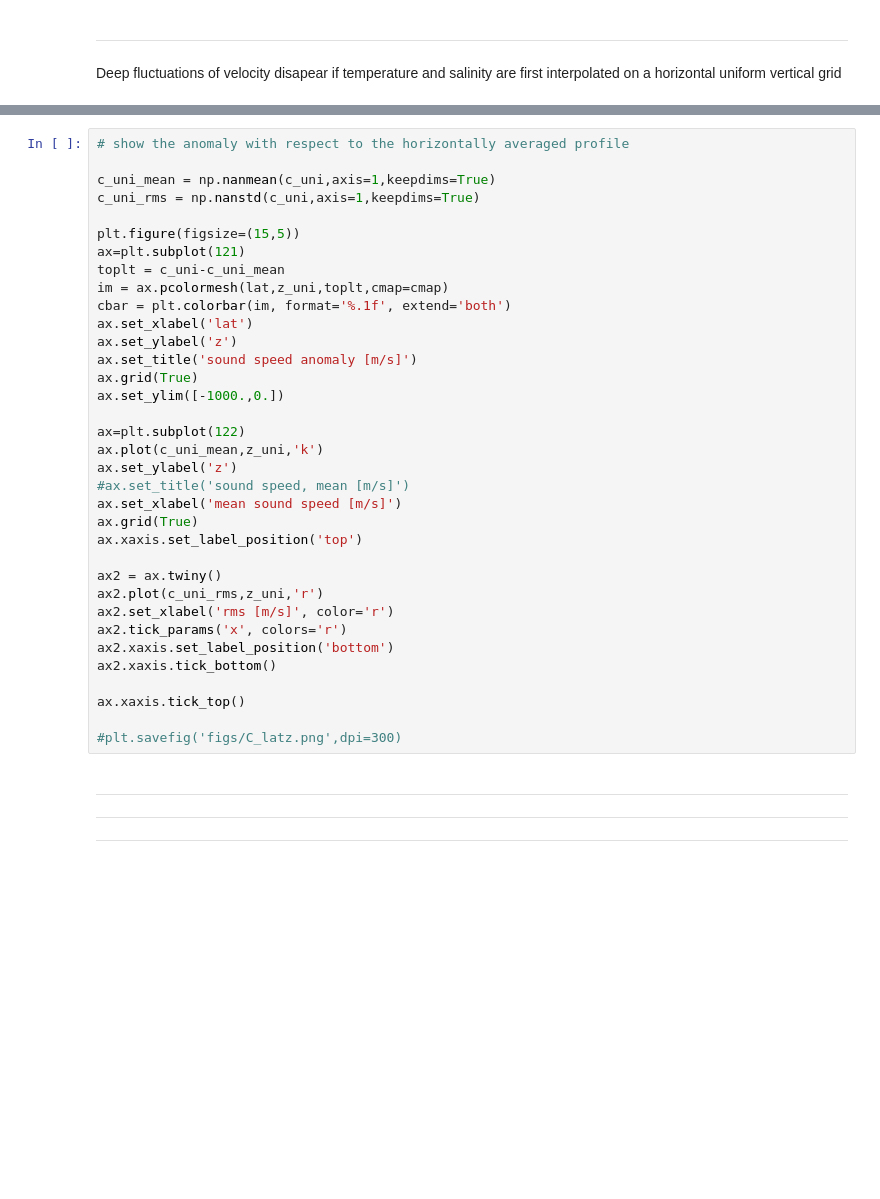
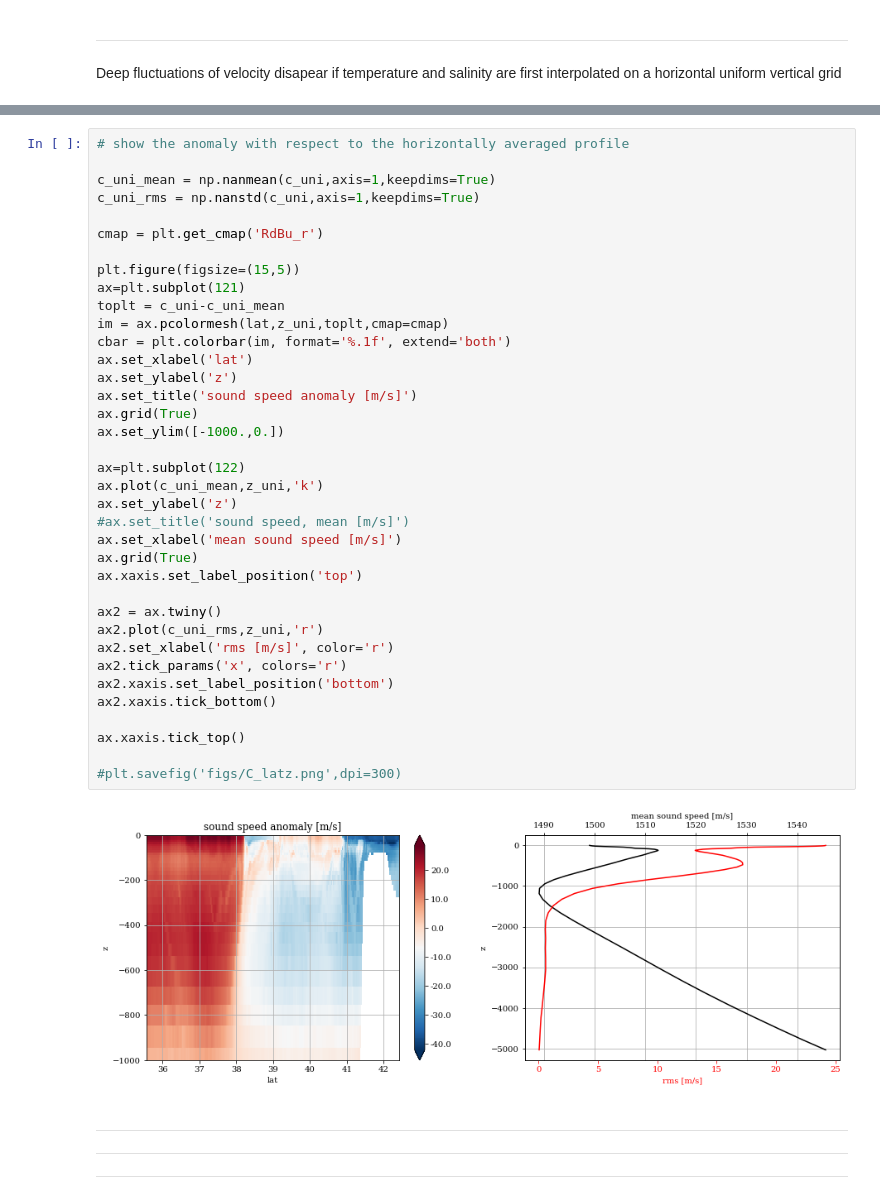
Before and after one commit to apatlpo/cognac, a Jupyter notebook: flow/celerity_maps_overview.ipynb, the cells around one changed output, grey strips where cells are left out. Saved outputs shown, nothing was run; the diff lists cells and outputs as text; blank space fills up the shorter version.

```diff
--- a/flow/celerity_maps_overview.ipynb
+++ b/flow/celerity_maps_overview.ipynb
@@ -202,36 +206,40 @@ ax.grid(True)
 
 c_uni_mean = np.nanmean(c_uni,axis=1,keepdims=True)
 c_uni_rms = np.nanstd(c_uni,axis=1,keepdims=True)
+
+cmap = plt.get_cmap('RdBu_r')
 
 plt.figure(figsize=(15,5))
 ax=plt.subplot(121)
 toplt = c_uni-c_uni_mean
 im = ax.pcolormesh(lat,z_uni,toplt,cmap=cmap)
 cbar = plt.colorbar(im, format='%.1f', extend='both')
 ax.set_xlabel('lat')
 ax.set_ylabel('z')
 ax.set_title('sound speed anomaly [m/s]')
 ax.grid(True)
 ax.set_ylim([-1000.,0.])
 
 ax=plt.subplot(122)
 ax.plot(c_uni_mean,z_uni,'k')
 ax.set_ylabel('z')
 #ax.set_title('sound speed, mean [m/s]')
 ax.set_xlabel('mean sound speed [m/s]')
 ax.grid(True)
 ax.xaxis.set_label_position('top')
 
 ax2 = ax.twiny()
 ax2.plot(c_uni_rms,z_uni,'r')
 ax2.set_xlabel('rms [m/s]', color='r')
 ax2.tick_params('x', colors='r')
 ax2.xaxis.set_label_position('bottom')
 ax2.xaxis.tick_bottom()
 
 ax.xaxis.tick_top()
 
 #plt.savefig('figs/C_latz.png',dpi=300)
+# %% [output]
+[figure, added]
 # %% [markdown]
 ---
 
```
Also changed, not shown: parts of 3 cells of this notebook, 3 other files.
